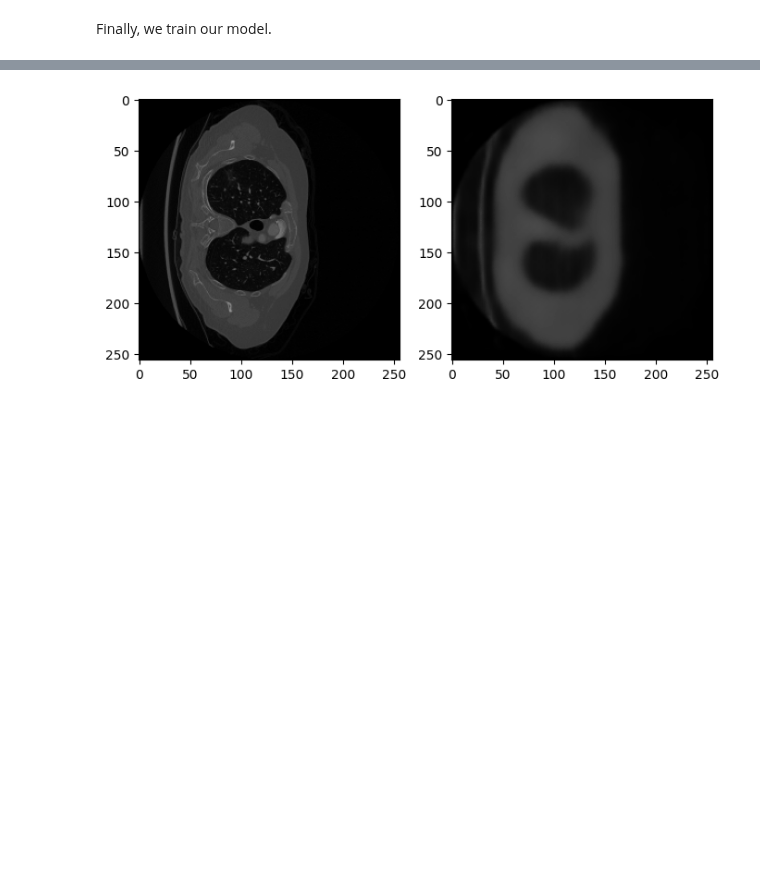
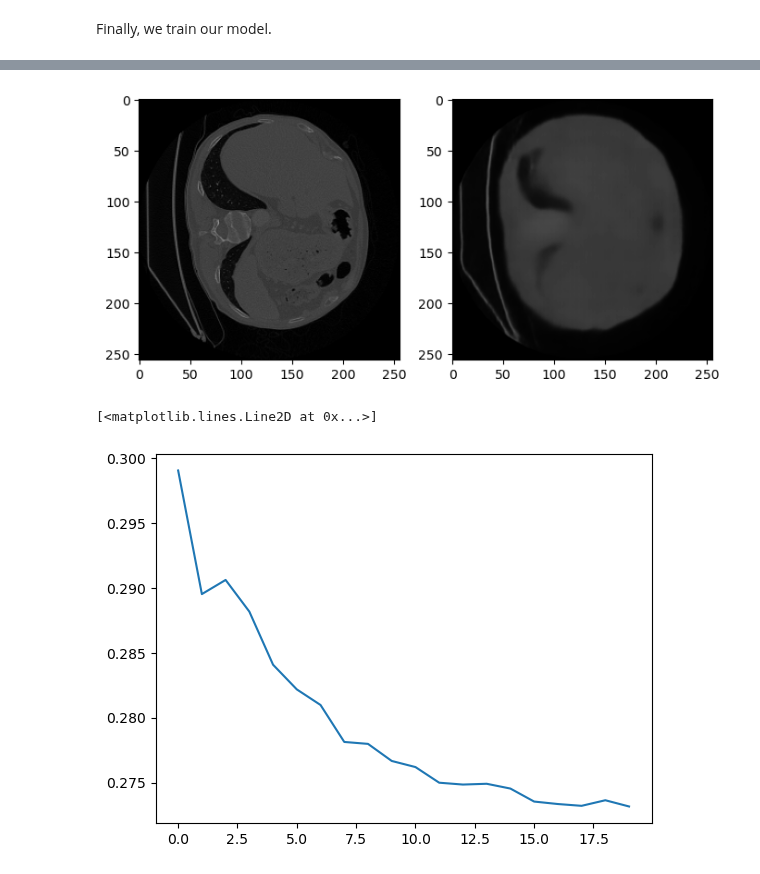
Before and after one commit to felsager/vae_lung_tumor_segmentation, a Jupyter notebook: notebooks/new_arch_test.ipynb, the cells around one changed output, grey strips where cells are left out. Cells and saved outputs as stored; diff of their text form; code cells hidden in the pictures; blank space fills up the shorter version.

```diff
--- a/notebooks/new_arch_test.ipynb
+++ b/notebooks/new_arch_test.ipynb
@@ -270,6 +270,19 @@ class VAEModel(nn.Module):
             nn.Sigmoid()
         )
 
+        for m in self.modules():
+            if isinstance(m, nn.Conv2d):
+                nn.init.kaiming_normal_(m.weight, mode='fan_in', nonlinearity='leaky_relu')
+                if m.bias is not None:
+                    nn.init.constant_(m.bias, 0)
+            elif isinstance(m, nn.ConvTranspose2d):
+                nn.init.kaiming_normal_(m.weight, mode='fan_in', nonlinearity='leaky_relu')
+                if m.bias is not None:
+                    nn.init.constant_(m.bias, 0)
+            elif isinstance(m, nn.Linear):
+                nn.init.normal_(m.weight, 0, 0.01)
+                nn.init.constant_(m.bias, 0)
+
     def encode(self, x):
         x = self.encoder(x)
         return self.encoder_mu(x), self.encoder_logvar(x)
@@ -294,7 +307,7 @@ We define a custom loss function, which combines binary-cross-entropy loss and K
 def loss_fn(batch, recon, mu, log_var):
     recon_loss = nn.BCELoss(reduction='mean')
     kld = (-0.5 * torch.mean(1 + log_var - mu.pow(2) - log_var.exp()))
-    return recon_loss(recon, batch) + 0.5 * kld
+    return recon_loss(recon, batch) + 0.1 * kld
 # %% [markdown]
 We define a training routine for a single epoch, i.e. a full round of training data.
 # %%
@@ -349,12 +362,12 @@ We use our previously defined class to create an instance of our model. We speci
 model = VAEModel(base=16); model = model.to(device)
 lr = 3e-3
 optimizer = optim.AdamW(model.parameters(), lr=lr)
-scheduler = optim.lr_scheduler.StepLR(optimizer, step_size=10, gamma=0.8)
+scheduler = optim.lr_scheduler.StepLR(optimizer, step_size=15, gamma=0.8)
 # %% [markdown]
 Finally, we train our model.
 # %%
-total_epochs = 8
-use_checkpoint = False; record_checkpoint = False
+total_epochs = 50
+use_checkpoint = True; record_checkpoint = False
 
 train_losses = []; dev_losses = []; lrs = []
 
@@ -407,4 +426,10 @@ x_test = next(iter(dev_loader))[0][0].view(1, 1, 256, 256).to(device)
 x_hat_test = model.forward(x_test)[0]
 draw(x_test.cpu().view(1,256,256), x_hat_test.cpu().view(1,256,256))
 # %% [output]
-[figure, old version]
+[figure, new version]
+# %%
+plt.plot(dev_losses)
+print(dev_losses[-1])
+# %% [output]
+[<matplotlib.lines.Line2D at 0x...>]
+[figure, added]
```
Also changed, not shown: parts of 2 cells of this notebook, 1 other file.
